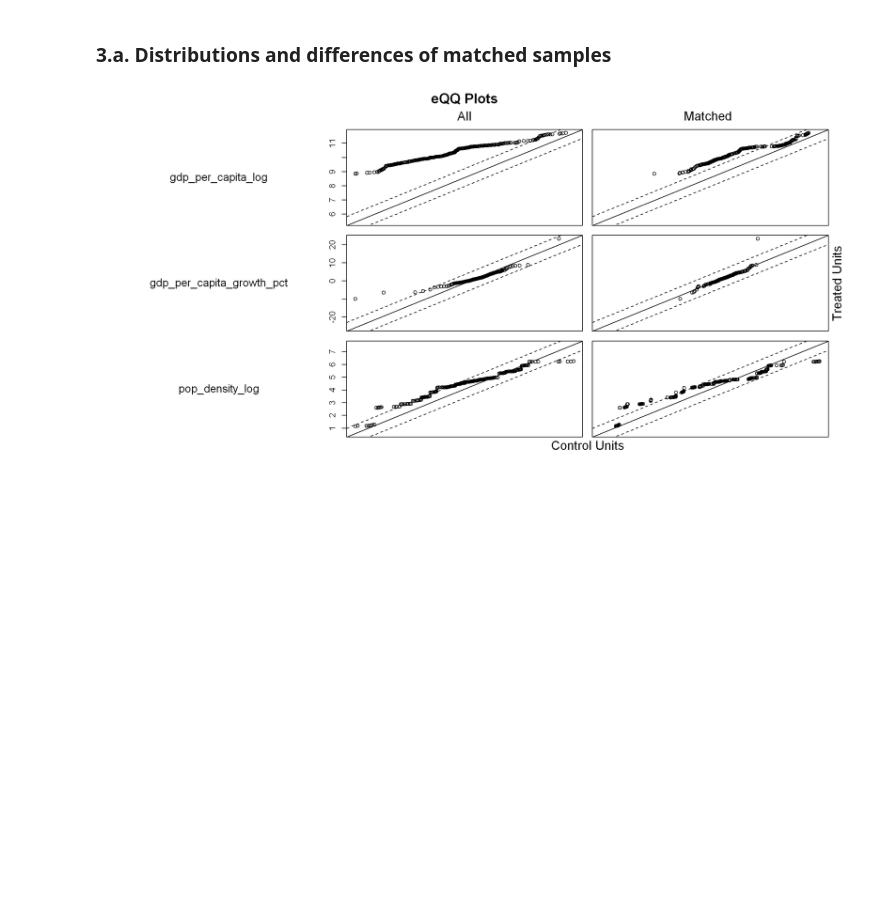
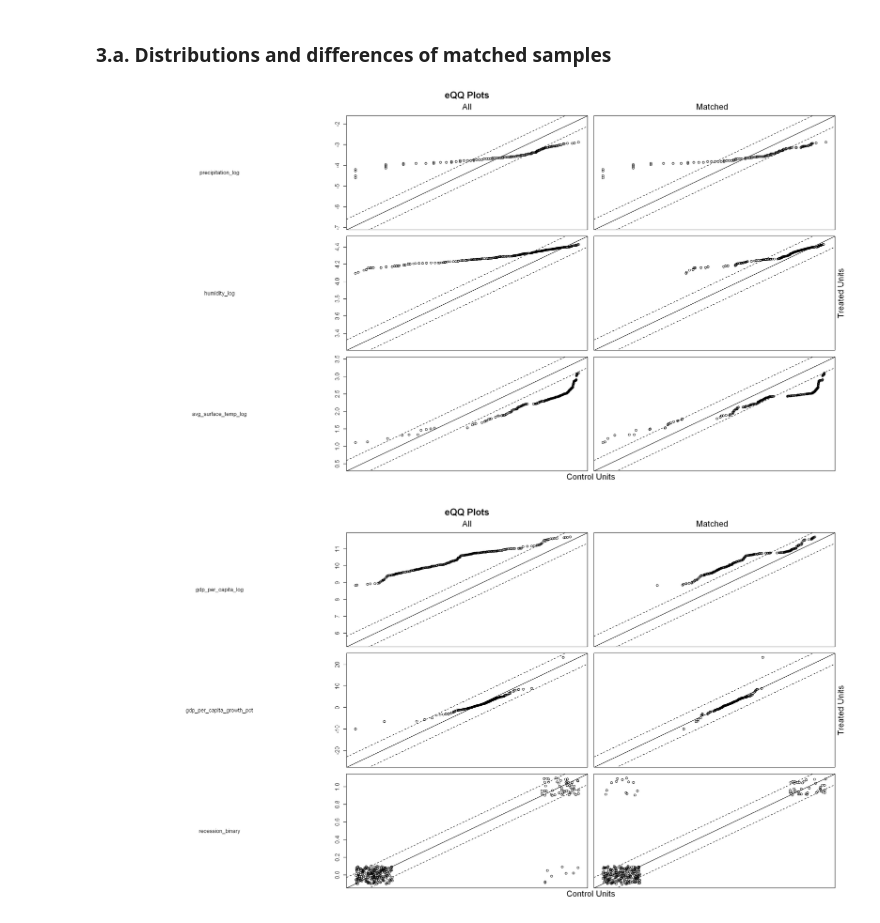
Before and after one commit to huseyinpolat-ds/UW_WNE_DSBA_Master_Thesis_437969, a Jupyter notebook: Thesis_EDA.ipynb, the cells around one changed output. Cells and saved outputs as stored; diff of their text form; code cells hidden in the pictures; blank space fills up the shorter version.

```diff
--- a/Thesis_EDA.ipynb
+++ b/Thesis_EDA.ipynb
@@ -709,7 +758,26 @@ Warning message:
 [figure]
 # %% [markdown]
 ### 3.a. Distributions and differences of matched samples
-# %%
-plot(match_obj, type = "qq", which.xs = ~gdp_per_capita_log +gdp_per_capita_growth_pct + pop_density_log)
-# %% [output]
-[figure, removed]
+# %%
+# Generate an eQQ plot of distributions
+# The y-axis displays the each value of the covariate for the treated units,
+# and the x-axis displays the the value of the covariate at the corresponding quantile in the control group.
+# When values fall on the 45 degree line, the groups are balanced.
+plot(match_obj, type = "qq",
+  which.xs = ~precipitation_log +
+    humidity_log +
+    avg_surface_temp_log +
+    gdp_per_capita_log +
+    gdp_per_capita_growth_pct +
+    recession_binary +
+    agriculture_pct_gdp +
+    industry_pct_gdp +
+    pop_total_log +
+    pop_in_largest_city_pct_of_urban_pop +
+    pop_growth_pct +
+    pop_density_log +
+    pop_urban_pct_of_total +
+    pop_rural_pct_of_total)
+# %% [output]
+[figure, added]
+[figure, added]
```
Also changed, not shown: parts of 12 cells of this notebook.
